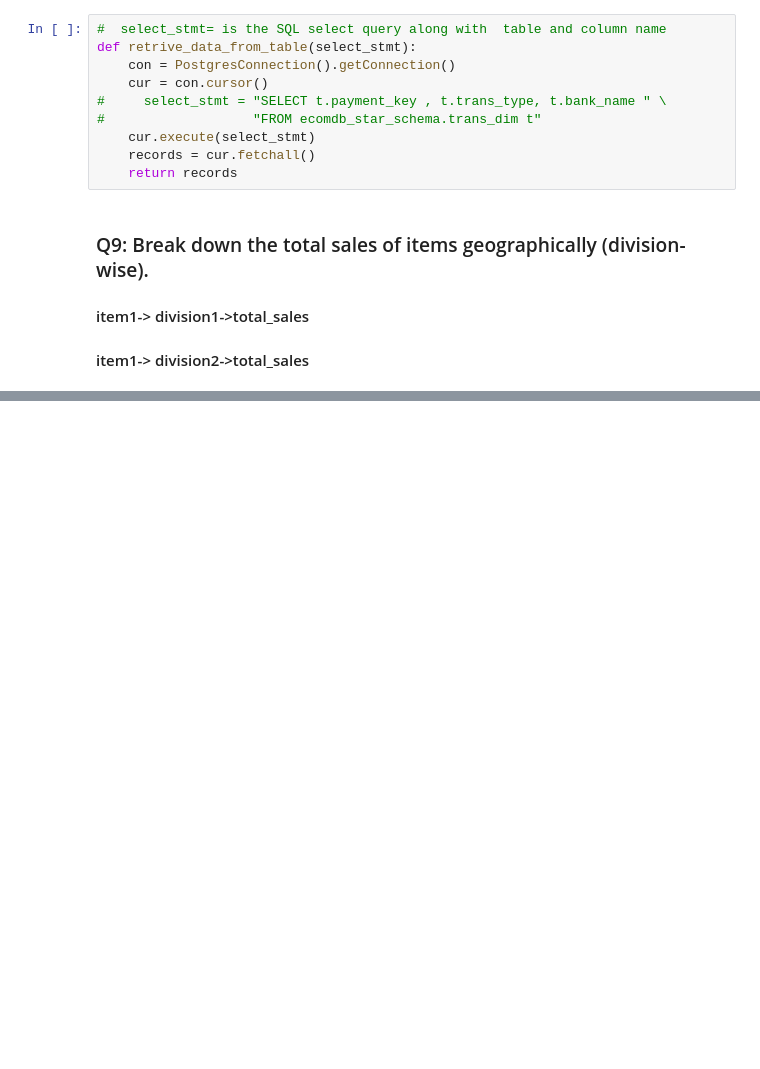
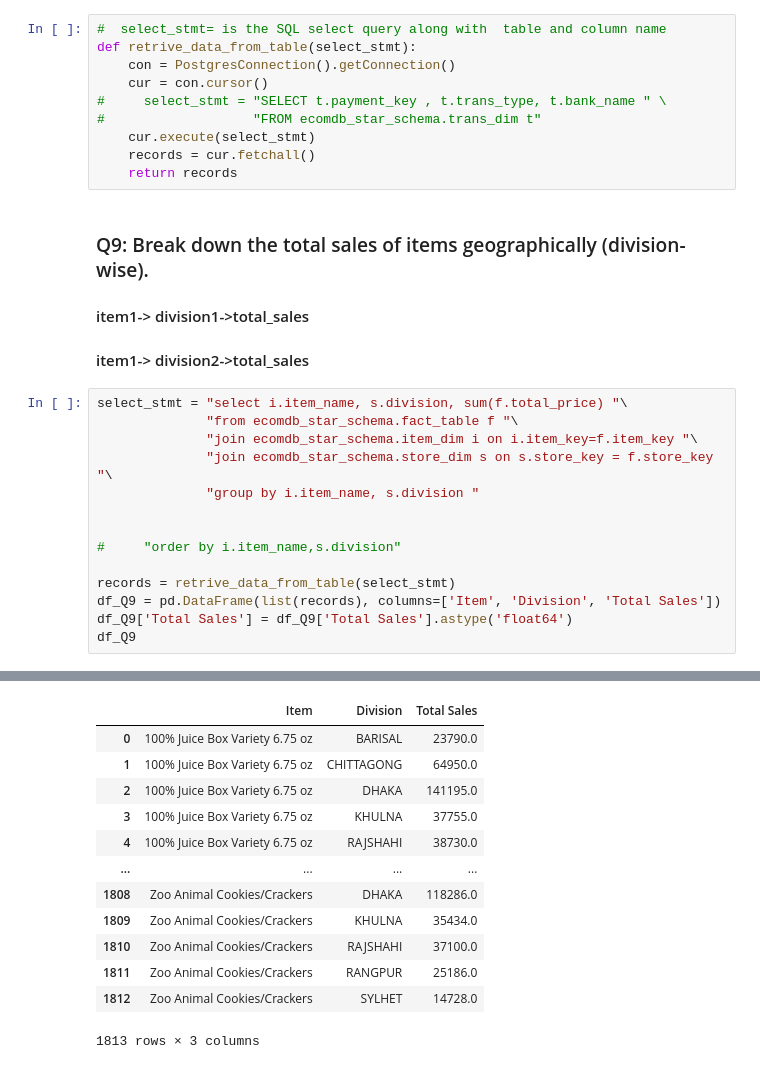
Before and after one commit to SadiaAlamChy/HDA-Tech-Learning, a Jupyter notebook: notebook/analytics/OLAP_Q9.ipynb, the cells around one changed output, grey strips where cells are left out. Cells and saved outputs as stored; diff of their text form; blank space fills up the shorter version.

```diff
--- a/notebook/analytics/OLAP_Q9.ipynb
+++ b/notebook/analytics/OLAP_Q9.ipynb
@@ -34,3 +34,18 @@ def retrive_data_from_table(select_stmt):
 ### Q9: Break down the total sales of items geographically (division-wise).
 #### item1-> division1->total_sales
 #### item1-> division2->total_sales
+# %%
+select_stmt = "select i.item_name, s.division, sum(f.total_price) "\
+              "from ecomdb_star_schema.fact_table f "\
+              "join ecomdb_star_schema.item_dim i on i.item_key=f.item_key "\
+              "join ecomdb_star_schema.store_dim s on s.store_key = f.store_key "\
+              "group by i.item_name, s.division "
+
+
+#     "order by i.item_name,s.division"
+
+records = retrive_data_from_table(select_stmt)
+df_Q9 = pd.DataFrame(list(records), columns=['Item', 'Division', 'Total Sales'])
+df_Q9['Total Sales'] = df_Q9['Total Sales'].astype('float64')
+df_Q9
+# %% [output]
@@ -36,0 +53,13 @@ def retrive_data_from_table(select_stmt):
+|  | Item | Division | Total Sales |
+| 0 | 100% Juice Box Variety 6.75 oz | BARISAL | 23790.0 |
+| 1 | 100% Juice Box Variety 6.75 oz | CHITTAGONG | 64950.0 |
+| 2 | 100% Juice Box Variety 6.75 oz | DHAKA | 141195.0 |
+| 3 | 100% Juice Box Variety 6.75 oz | KHULNA | 37755.0 |
+| 4 | 100% Juice Box Variety 6.75 oz | RAJSHAHI | 38730.0 |
+| ... | ... | ... | ... |
+| 1808 | Zoo Animal Cookies/Crackers | DHAKA | 118286.0 |
+| 1809 | Zoo Animal Cookies/Crackers | KHULNA | 35434.0 |
+| 1810 | Zoo Animal Cookies/Crackers | RAJSHAHI | 37100.0 |
+| 1811 | Zoo Animal Cookies/Crackers | RANGPUR | 25186.0 |
+| 1812 | Zoo Animal Cookies/Crackers | SYLHET | 14728.0 |
+1813 rows × 3 columns
```
Also changed, not shown: parts of 4 cells of this notebook.
